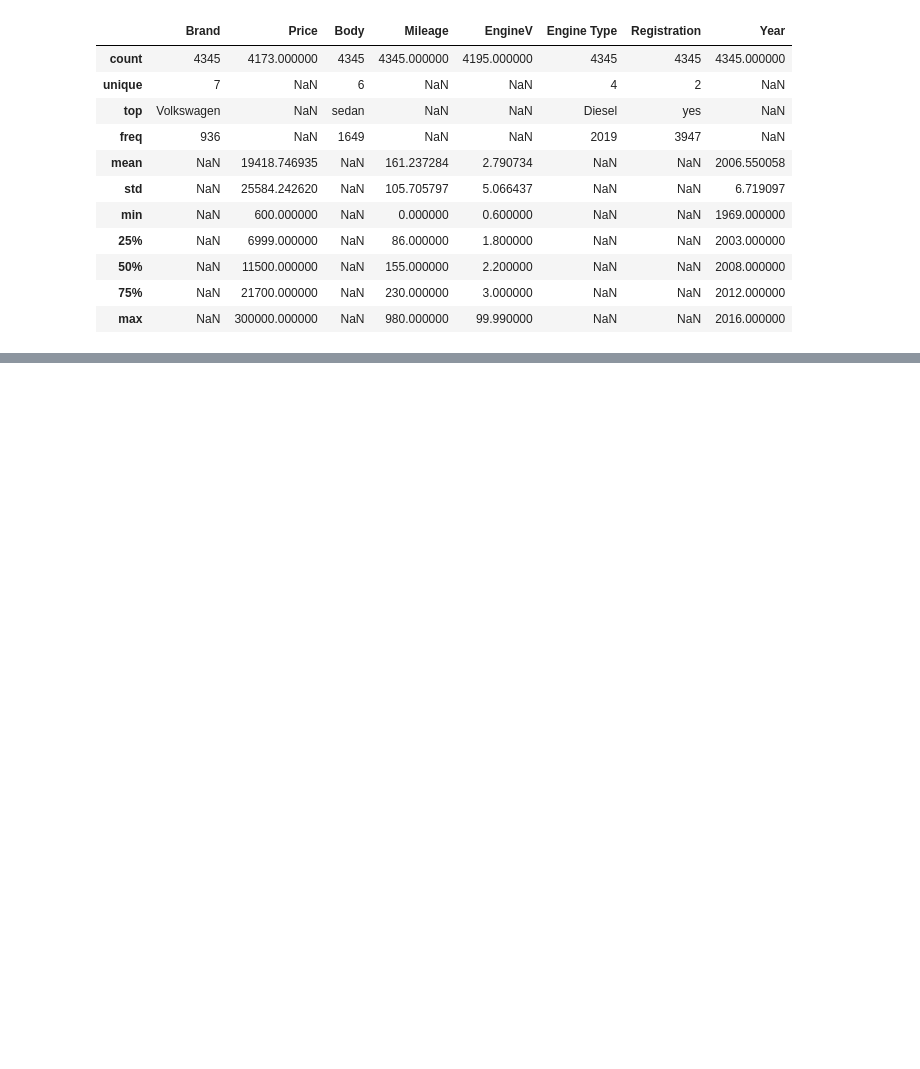
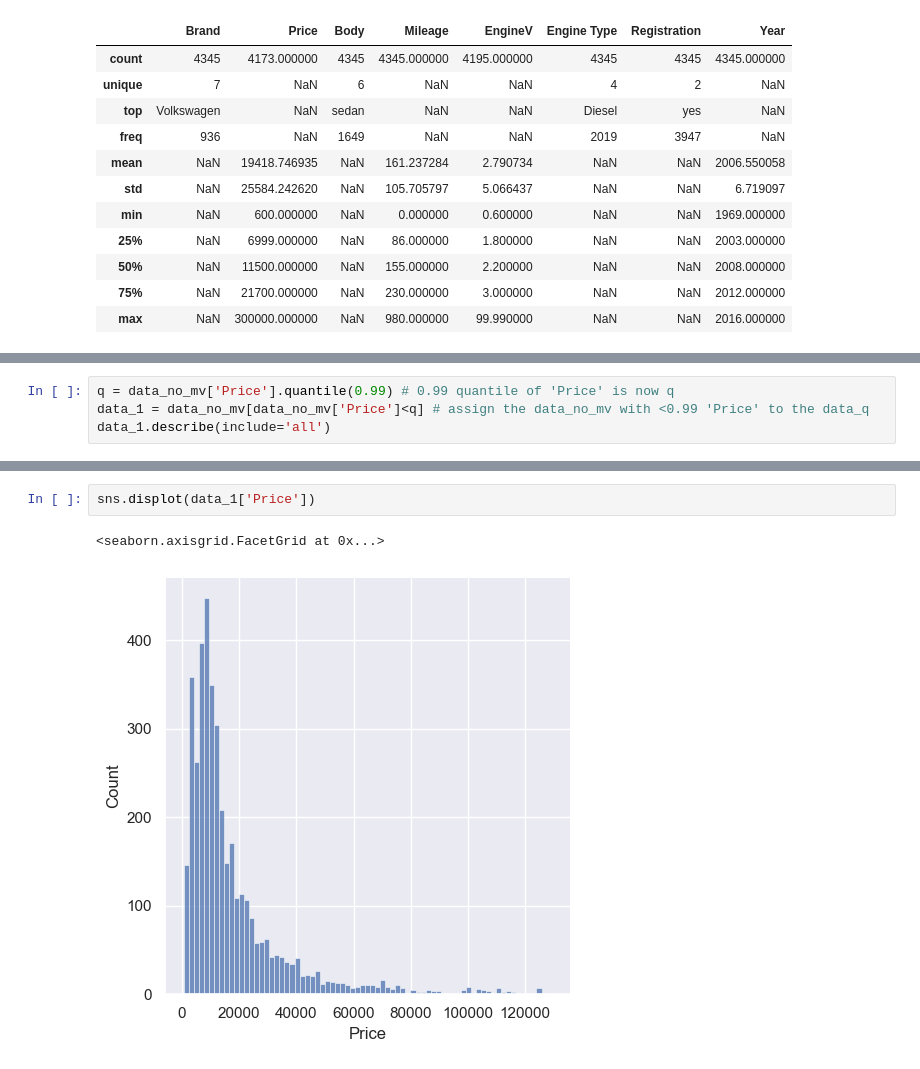
Before and after one commit to Kyotun/ML, a Jupyter notebook: car_price/main.ipynb, the cells around one changed output, grey strips where cells are left out. Saved outputs shown, nothing was run; the diff lists cells and outputs as text; blank space fills up the shorter version.

```diff
--- a/car_price/main.ipynb
+++ b/car_price/main.ipynb
@@ -50,0 +94,4 @@ data.describe(include='all')
+# %%
+q = data_no_mv['Price'].quantile(0.99) # 0.99 quantile of 'Price' is now q
+data_1 = data_no_mv[data_no_mv['Price']<q] # assign the data_no_mv with <0.99 'Price' to the data_q
+data_1.describe(include='all')
@@ -50,0 +111,5 @@ data.describe(include='all')
+# %%
+sns.displot(data_1['Price'])
+# %% [output]
+<seaborn.axisgrid.FacetGrid at 0x...>
+[figure, added]
```
Also changed, not shown: parts of 25 cells of this notebook.
